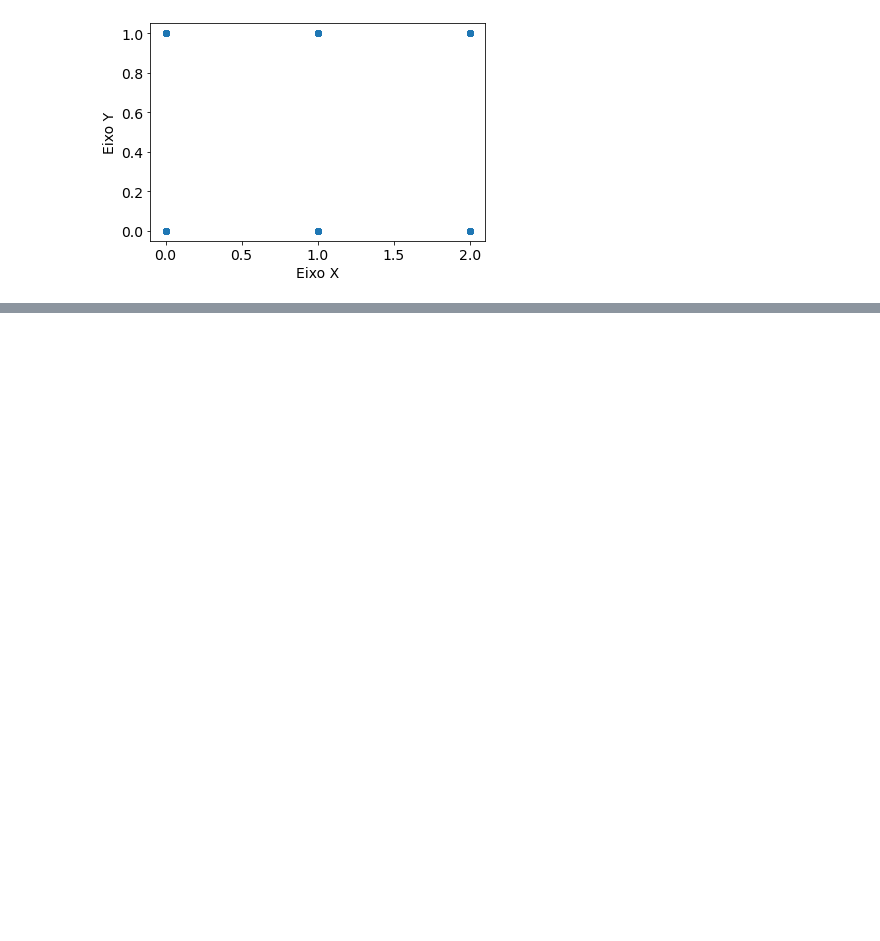
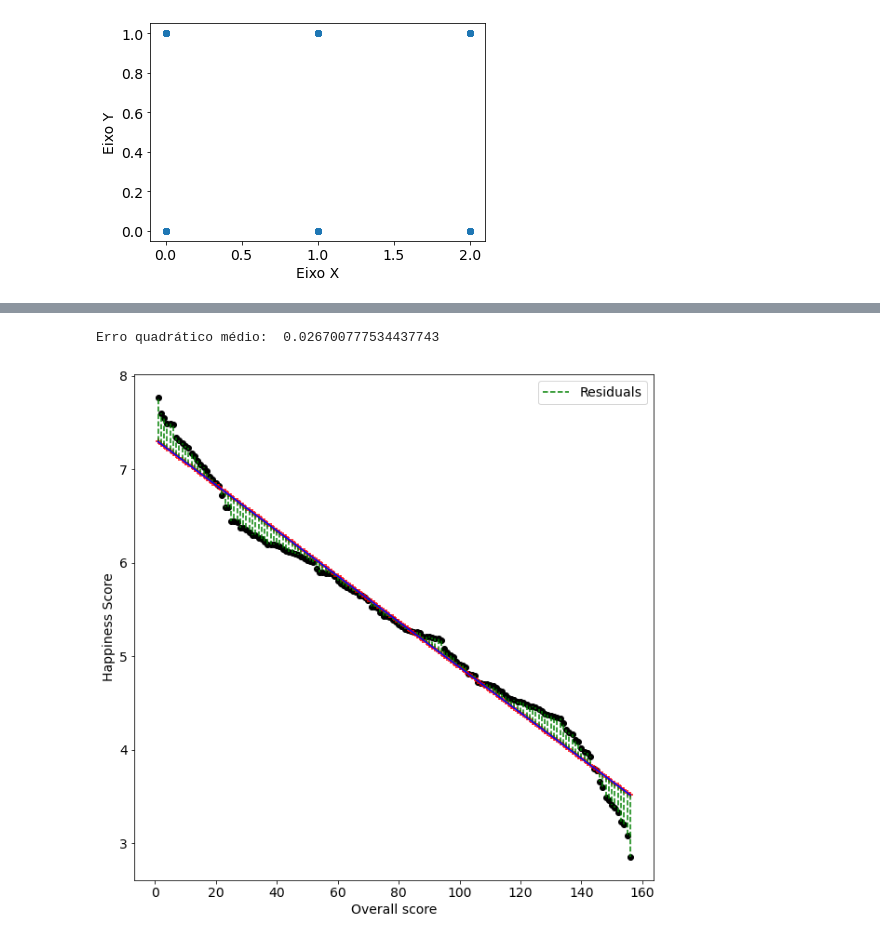
Before and after one commit to siliconemonster/IA-2020.1, a Jupyter notebook: AlineLarissa_TrabRegressao.ipynb, the cells around one changed output, grey strips where cells are left out. Drawn from its saved outputs; the diff is of its cells as text; code cells hidden in the pictures; blank space fills up the shorter version.

```diff
--- a/AlineLarissa_TrabRegressao.ipynb
+++ b/AlineLarissa_TrabRegressao.ipynb
@@ -135,0 +238,26 @@ Essa conclusão era algo que esperávamos já que o nosso resultado são valores
+# %%
+## Overall rank ##
+
+#transformando X e Y para numpy array. Ele precisa ser bidimensional (-1,1)
+X = data_happy.iloc[:, 0].values.reshape(-1, 1)
+Y = data_happy.iloc[:, 2].values.reshape(-1, 1)
+
+reg = LinearRegression()
+reg.fit(X, Y) #Esse X e Y estão separados entre teste e treino? Nesse caso não tem separação de teste e treino
+y_pred = reg.predict(X) #esse predict vale de algo?
+
+#Plot
+plt.figure(figsize=[10,10])
+plt.scatter(X, Y, color='black')
+plt.scatter(X, y_pred,marker='+',color='red')
+space_for_residual = reg.predict(X).reshape(-1,1)
+plt.xlabel("Overall score")
+plt.ylabel("Happiness Score")
+plt.vlines(X, space_for_residual, Y, linestyles="--", colors="green", label="Residuals")
+plt.legend()
+plt.plot(X, y_pred, color='blue')
+
+print("Erro quadrático médio: ", mean_squared_error(Y, y_pred)) #quais parâmetros coloco aqui nesse caso que não tem split?
+# %% [output]
+Erro quadrático médio:  0.026700777534437743
+[figure, added]
```
Also changed, not shown: parts of 22 cells of this notebook.
